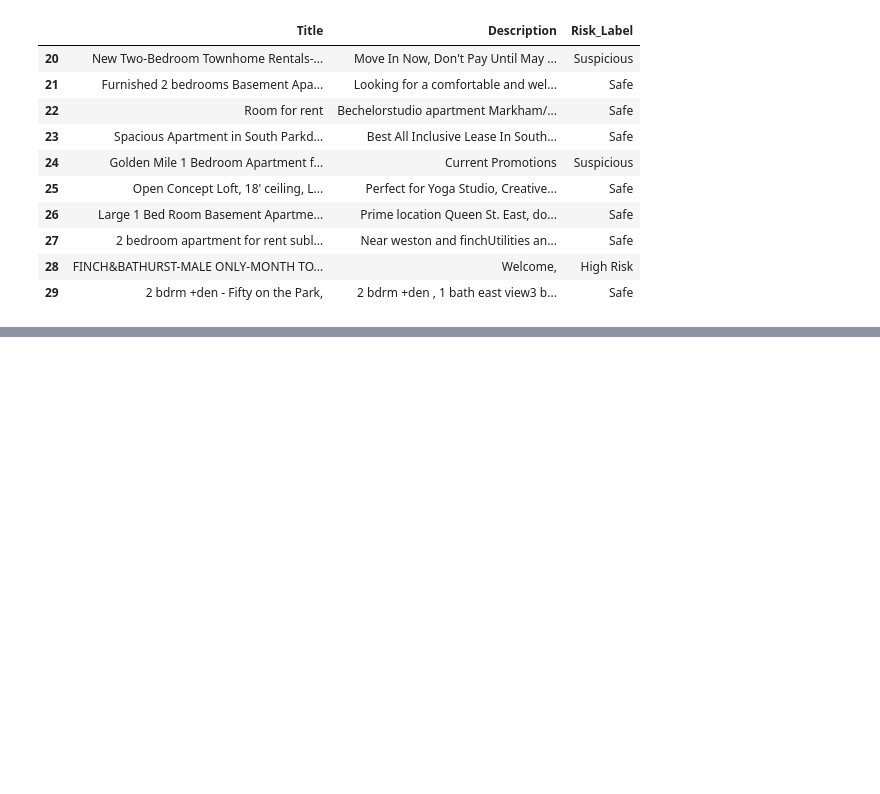
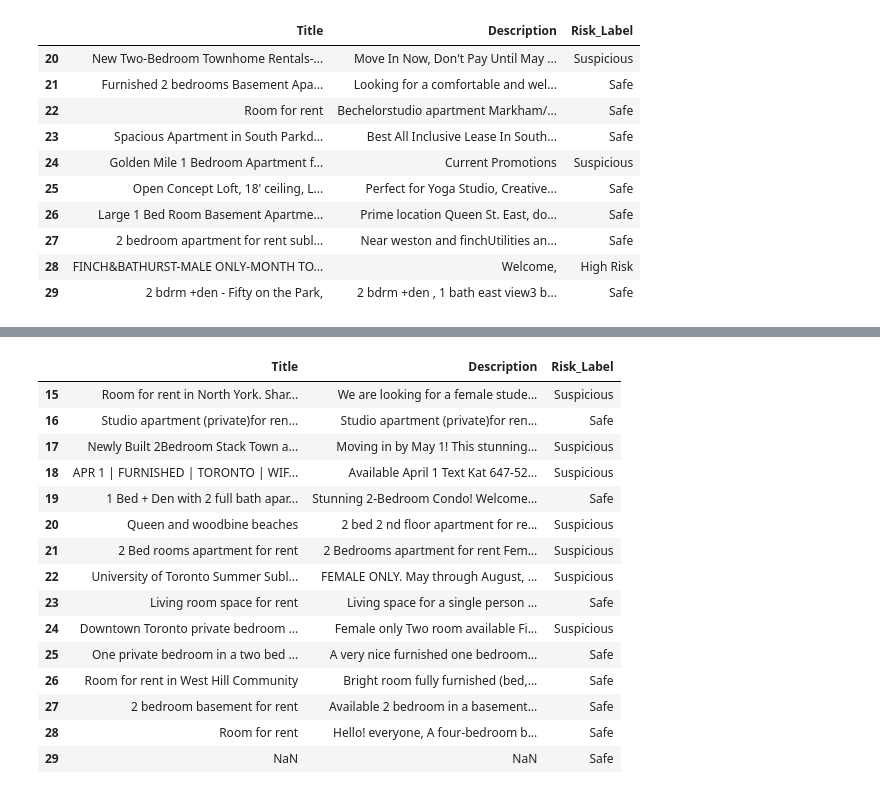
Before and after one commit to AlemMekru/Deep_Learning_Systems, a Jupyter notebook: deep_learning.ipynb, the cells around one changed output, grey strips where cells are left out. Saved outputs shown, nothing was run; the diff lists cells and outputs as text; code cells hidden in the pictures; blank space fills up the shorter version.

```diff
--- a/deep_learning.ipynb
+++ b/deep_learning.ipynb
@@ -358,0 +519,20 @@ sample_df.loc[20:29]
+# %%
+# Label rows 0 to 14
+review_df.loc[0, "Risk_Label"] = "Safe"
+review_df.loc[1, "Risk_Label"] = "Safe"
+review_df.loc[2, "Risk_Label"] = "Safe"
+review_df.loc[3, "Risk_Label"] = "Suspicious"
+review_df.loc[4, "Risk_Label"] = "Safe"
+review_df.loc[5, "Risk_Label"] = "Safe"
+review_df.loc[6, "Risk_Label"] = "Safe"
+review_df.loc[7, "Risk_Label"] = "Safe"
+review_df.loc[8, "Risk_Label"] = "Safe"
+review_df.loc[9, "Risk_Label"] = "Suspicious"
+review_df.loc[10, "Risk_Label"] = "Safe"
+review_df.loc[11, "Risk_Label"] = "Suspicious"
+review_df.loc[12, "Risk_Label"] = "Suspicious"
+review_df.loc[13, "Risk_Label"] = "Safe"
+review_df.loc[14, "Risk_Label"] = "Safe"
+
+# Show first 15 labeled rows
+review_df.head(15)
@@ -358,0 +556,37 @@ sample_df.loc[20:29]
+# %%
+# Label rows 15 to 29
+review_df.loc[15, "Risk_Label"] = "Suspicious"
+review_df.loc[16, "Risk_Label"] = "Safe"
+review_df.loc[17, "Risk_Label"] = "Suspicious"
+review_df.loc[18, "Risk_Label"] = "Suspicious"
+review_df.loc[19, "Risk_Label"] = "Safe"
+review_df.loc[20, "Risk_Label"] = "Suspicious"
+review_df.loc[21, "Risk_Label"] = "Suspicious"
+review_df.loc[22, "Risk_Label"] = "Suspicious"
+review_df.loc[23, "Risk_Label"] = "Safe"
+review_df.loc[24, "Risk_Label"] = "Suspicious"
+review_df.loc[25, "Risk_Label"] = "Safe"
+review_df.loc[26, "Risk_Label"] = "Safe"
+review_df.loc[27, "Risk_Label"] = "Safe"
+review_df.loc[28, "Risk_Label"] = "Safe"
+review_df.loc[29, "Risk_Label"] = "Safe"
+
+# Show rows 15 to 29
+review_df.loc[15:29]
+# %% [output]
+|  | Title | Description | Risk_Label |
+| 15 | Room for rent in North York. Shar... | We are looking for a female stude... | Suspicious |
+| 16 | Studio apartment (private)for ren... | Studio apartment (private)for ren... | Safe |
+| 17 | Newly Built 2Bedroom Stack Town a... | Moving in by May 1! This stunning... | Suspicious |
+| 18 | APR 1 | FURNISHED | TORONTO | WIF... | Available April 1 Text Kat 647-52... | Suspicious |
+| 19 | 1 Bed + Den with 2 full bath apar... | Stunning 2-Bedroom Condo! Welcome... | Safe |
+| 20 | Queen and woodbine beaches | 2 bed 2 nd floor apartment for re... | Suspicious |
+| 21 | 2 Bed rooms apartment for rent | 2 Bedrooms apartment for rent Fem... | Suspicious |
+| 22 | University of Toronto Summer Subl... | FEMALE ONLY. May through August, ... | Suspicious |
+| 23 | Living room space for rent | Living space for a single person ... | Safe |
+| 24 | Downtown Toronto private bedroom ... | Female only Two room available Fi... | Suspicious |
+| 25 | One private bedroom in a two bed ... | A very nice furnished one bedroom... | Safe |
+| 26 | Room for rent in West Hill Community | Bright room fully furnished (bed,... | Safe |
+| 27 | 2 bedroom basement for rent | Available 2 bedroom in a basement... | Safe |
+| 28 | Room for rent | Hello! everyone, A four-bedroom b... | Safe |
+| 29 | NaN | NaN | Safe |
```
Also changed, not shown: parts of 12 cells of this notebook.
